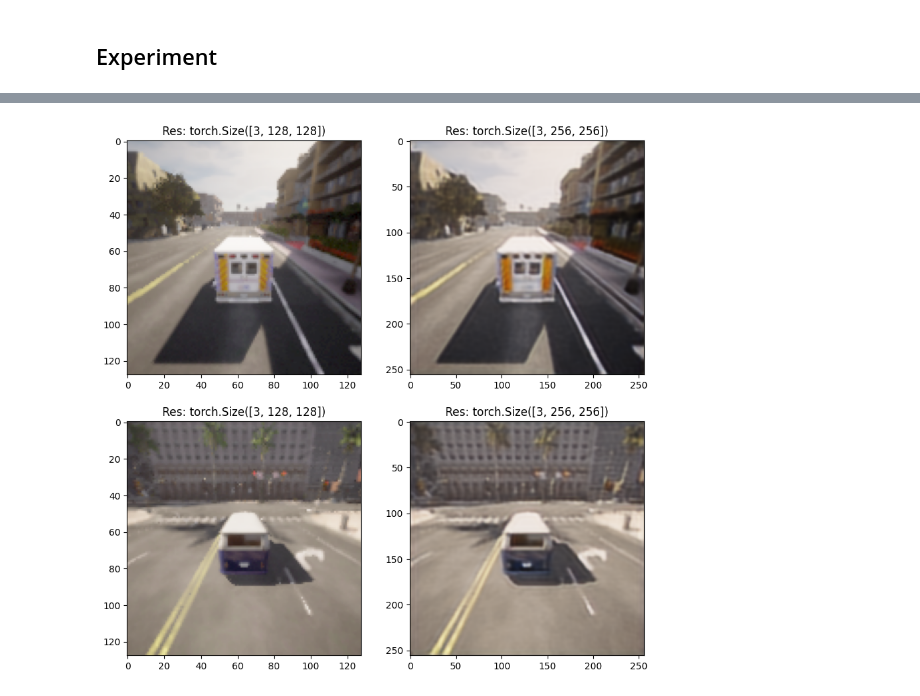
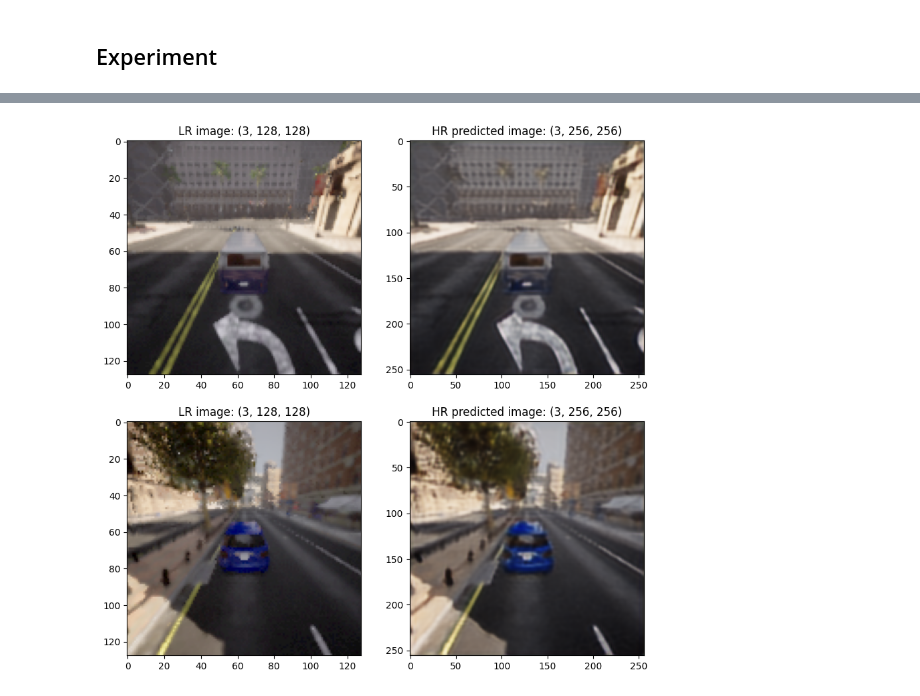
Before and after one commit to MightyCode/Super-Resolution-Project, a Jupyter notebook: src/train_rdn.ipynb, the cells around one changed output, grey strips where cells are left out. Cells and saved outputs as stored; diff of their text form; code cells hidden in the pictures.

```diff
--- a/src/train_rdn.ipynb
+++ b/src/train_rdn.ipynb
@@ -127,12 +127,12 @@ valid_size = len(X_train) - train_size
 train_dataset, valid_dataset = torch.utils.data.random_split(X_train, [train_size, valid_size])
 lr = 1e-3
 batch_size = 10
-r = RDN(C=3 , D=10, G=16, G0=16, scaling_factor=2, kernel_size=3, c_dims=X_train[0][0].shape[0], upscaling='ups', weights=None)
+r = RDN(C=3 , D=10, G=16, G0=16, scaling_factor=2, kernel_size=3, c_dims=X_train[0][0].shape[0], upscaling='shuffle', weights=None)
 r = r.to(device)
 adam = torch.optim.Adam(r.parameters(), lr=lr)
 stats_manager = SuperResolutionStatsManager()
 exp1 = nt.Experiment(r, train_dataset, valid_dataset, adam, stats_manager, device, criterion, batch_size=batch_size,
-                     output_dir="../results/superresol4", perform_validation_during_training=True)
+                     output_dir="../results/superresol10", perform_validation_during_training=True)
 # %%
 def plot(exp, fig, axes, low_res): ##Only to use when perform_validation_during_training == True
     with torch.no_grad():
@@ -171,12 +182,15 @@ KeyboardInterrupt:
 # %%
 fig, axes = plt.subplots(2, 2, figsize=(10, 10))
 test_low_res1, _ = X_valid[np.random.randint(len(X_valid))]
 test_low_res2, _ = X_valid[np.random.randint(len(X_valid))]
 pred_high_res1 = exp1.net(test_low_res1)[0]
 pred_high_res2 = exp1.net(test_low_res2)[0]
 ex = [test_low_res1, pred_high_res1, test_low_res2, pred_high_res2]
 for i, ax in enumerate(axes.flat):
-    ax.set_title(f'Res: {ex[i].shape}')
+    if i%2 == 0:
+        ax.set_title(f'LR image: {ex[i].detach().cpu().numpy().shape}')
+    else:
+         ax.set_title(f'HR predicted image: {ex[i].detach().cpu().numpy().shape}')
     myimshow(ex[i], ax=ax)
 # %% [output]
-[figure, old version]
+[figure, new version]
```
Also changed, not shown: parts of 4 cells of this notebook, 2 other files.
